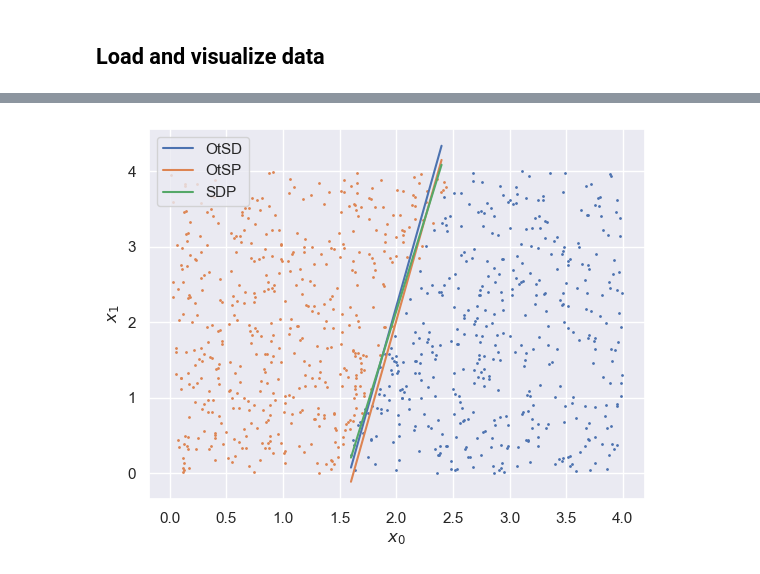
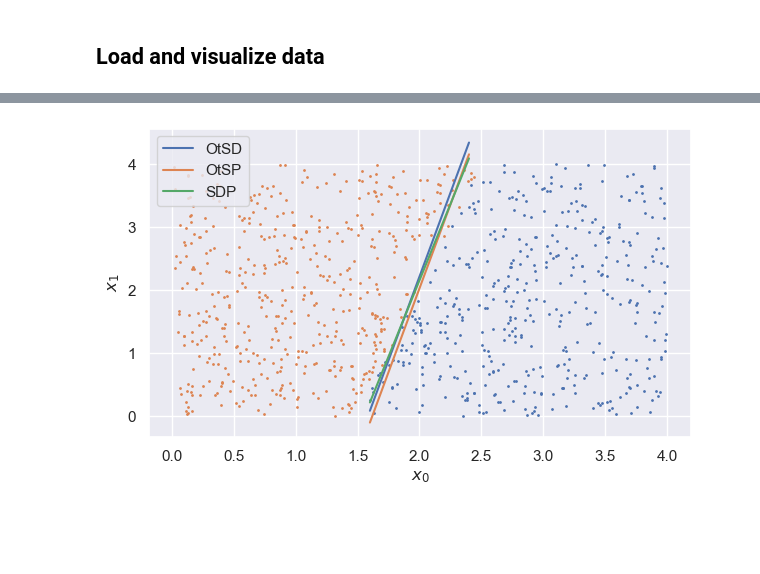
Before and after one commit to andrea-cavallo-98/SVM_ConvOpt, a Jupyter notebook: plots.ipynb, the cells around one changed output, grey strips where cells are left out. Drawn from its saved outputs; the diff is of its cells as text; code cells hidden in the pictures; blank space fills up the shorter version.

```diff
--- a/plots.ipynb
+++ b/plots.ipynb
@@ -28,6 +28,8 @@ b_SDP = np.load("b_SDP.npy")
 # Plot separation surface
 start, end = 1.6, 2.4
 plt.figure()
+plt.rcParams["figure.figsize"] = (7,4)
+plt.rcParams.update({'font.size': 30})
 plt.plot(np.linspace(start, end), np.linspace(start, end) * (-w_OtSD[0]/w_OtSD[1]) - b_OtSD[0]/w_OtSD[1])
 plt.plot(np.linspace(start, end), np.linspace(start, end) * (-w_OtSP[0]/w_OtSP[1]) - b_OtSP[0]/w_OtSP[1])
 plt.plot(np.linspace(start, end), np.linspace(start, end) * (-w_SDP[0]/w_SDP[1]) - b_SDP[0]/w_SDP[1])
@@ -42,15 +44,17 @@ plt.savefig("train_set.pdf")
 # %%
 # Plot separation surface
 start, end = 1.6, 2.4
 plt.figure()
 plt.plot(np.linspace(start, end), np.linspace(start, end) * (-w_OtSD[0]/w_OtSD[1]) - b_OtSD[0]/w_OtSD[1])
 plt.plot(np.linspace(start, end), np.linspace(start, end) * (-w_OtSP[0]/w_OtSP[1]) - b_OtSP[0]/w_OtSP[1])
 plt.plot(np.linspace(start, end), np.linspace(start, end) * (-w_SDP[0]/w_SDP[1]) - b_SDP[0]/w_SDP[1])
 plt.scatter(X_test[y_test.reshape(-1,)==1,0], X_test[y_test.reshape(-1,)==1,1], s=1)
 plt.scatter(X_test[y_test.reshape(-1,)==-1,0], X_test[y_test.reshape(-1,)==-1,1], s=1)
 plt.legend(["OtSD", "OtSP", "SDP"])
+plt.rcParams["figure.figsize"] = (7,4)
 plt.xlabel(r"$x_0$")
 plt.ylabel(r"$x_1$")
+plt.rcParams.update({'font.size': 16})
 plt.savefig("test_set.pdf")
 # %% [output]
-[figure, old version]
+[figure, new version]
```
Also changed, not shown: parts of 1 cell of this notebook.
